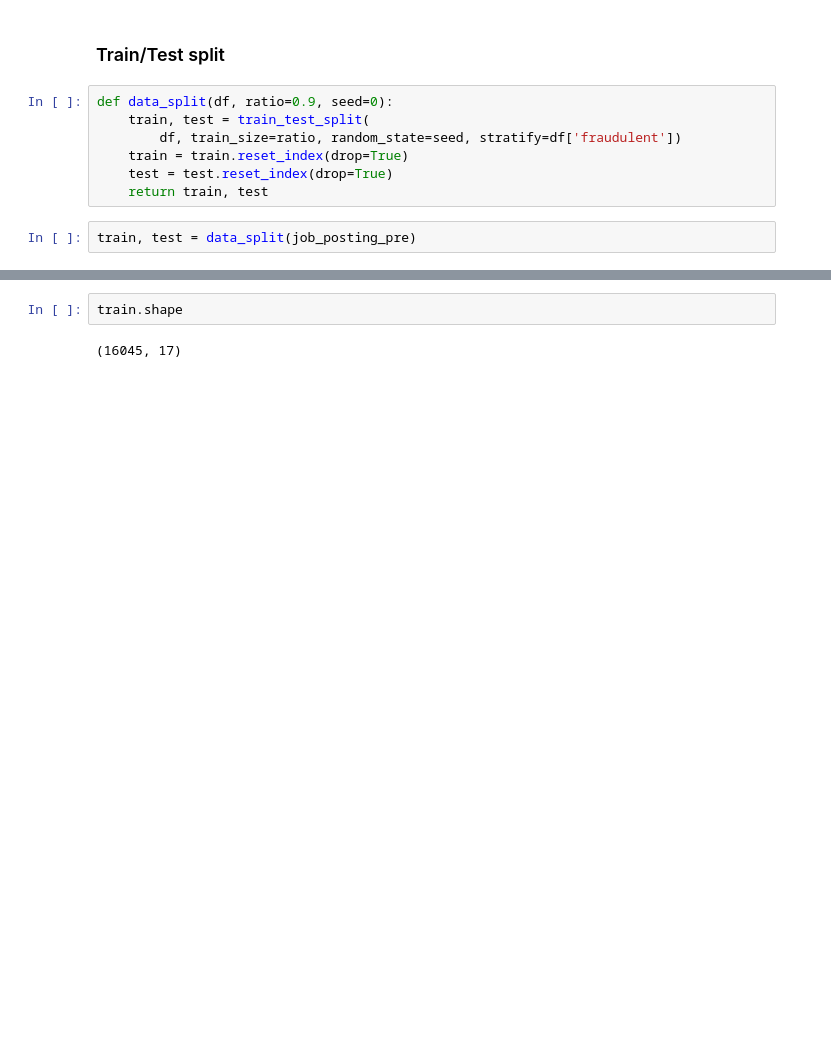
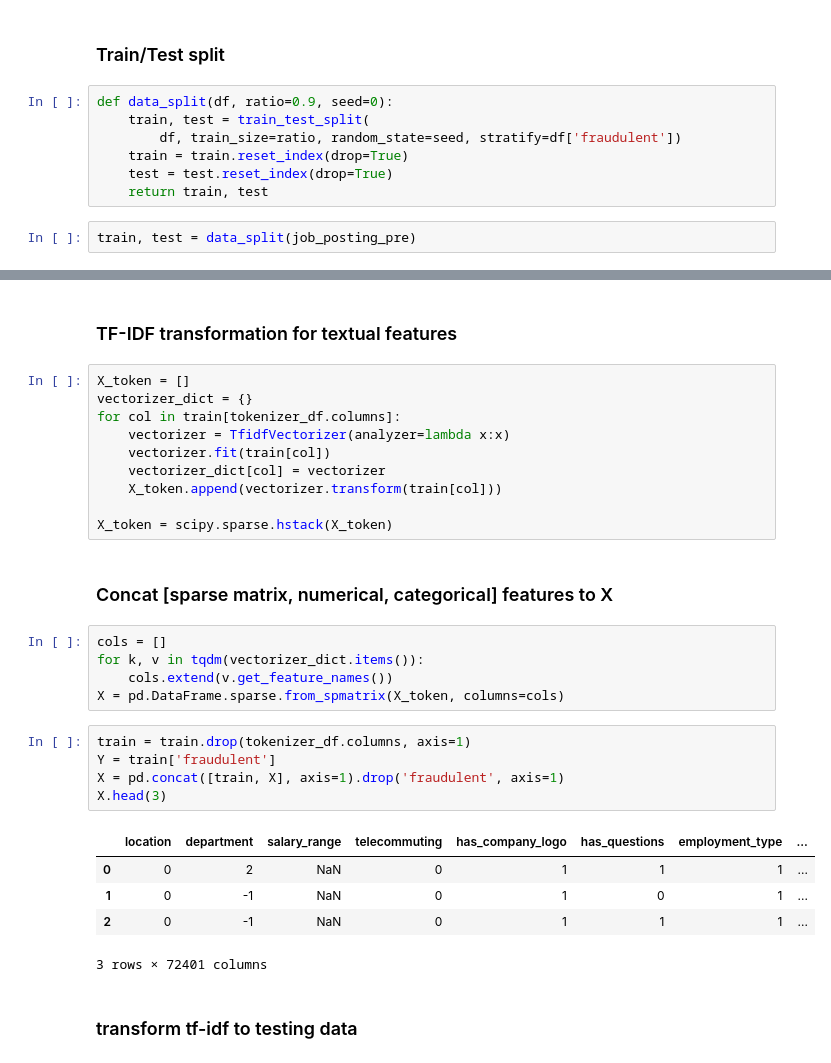
Before and after one commit to chi15036/job-description-prediction, a Jupyter notebook: job-description-prediction.ipynb, the cells around one changed output, grey strips where cells are left out. Cells and saved outputs as stored; diff of their text form; blank space fills up the shorter version.

Commit message:
build tf-idf vectorizer

```diff
--- a/job-description-prediction.ipynb
+++ b/job-description-prediction.ipynb
@@ -287,4 +298,32 @@ AttributeError: 'Series' object has no attribute 'value_count'
-# %%
-train.shape
-# %% [output]
-(16045, 17)
+# %% [markdown]
+### TF-IDF transformation for textual features
+# %%
+X_token = []
+vectorizer_dict = {}
+for col in train[tokenizer_df.columns]:
+    vectorizer = TfidfVectorizer(analyzer=lambda x:x)
+    vectorizer.fit(train[col])
+    vectorizer_dict[col] = vectorizer
+    X_token.append(vectorizer.transform(train[col]))
+
+X_token = scipy.sparse.hstack(X_token)
+# %% [markdown]
+### Concat [sparse matrix, numerical, categorical] features to X
+# %%
+cols = []
+for k, v in tqdm(vectorizer_dict.items()):
+    cols.extend(v.get_feature_names())
+X = pd.DataFrame.sparse.from_spmatrix(X_token, columns=cols)
+# %%
+train = train.drop(tokenizer_df.columns, axis=1)
+Y = train['fraudulent']
+X = pd.concat([train, X], axis=1).drop('fraudulent', axis=1)
+X.head(3)
+# %% [output]
+|  | location | department | salary_range | telecommuting | has_company_logo | has_questions | employment_type | ... |
+| 0 | 0 | 2 | NaN | 0 | 1 | 1 | 1 | ... |
+| 1 | 0 | -1 | NaN | 0 | 1 | 0 | 1 | ... |
+| 2 | 0 | -1 | NaN | 0 | 1 | 1 | 1 | ... |
+3 rows × 72401 columns
+# %% [markdown]
+### transform tf-idf to testing data
```
Also changed, not shown: parts of 7 cells of this notebook.
